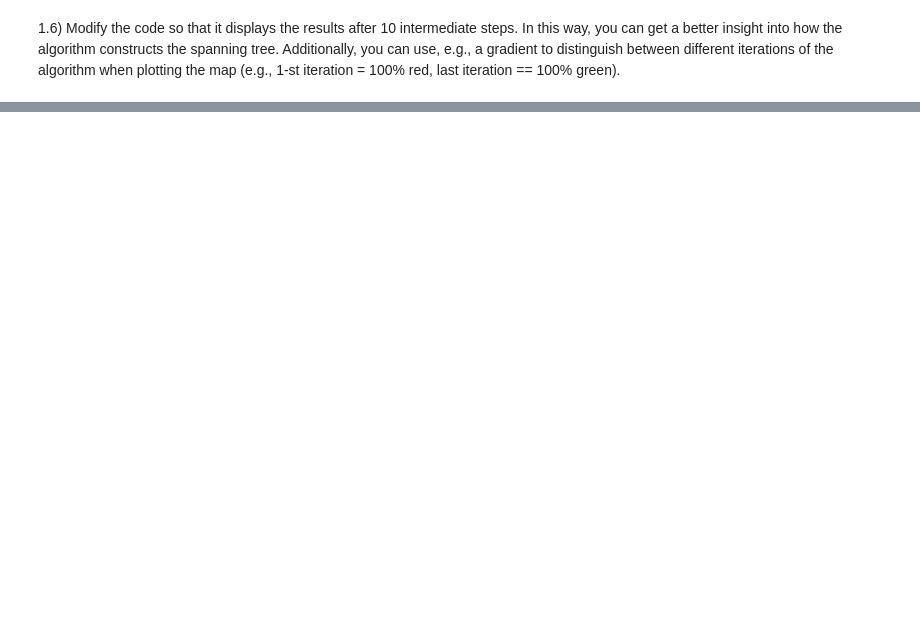
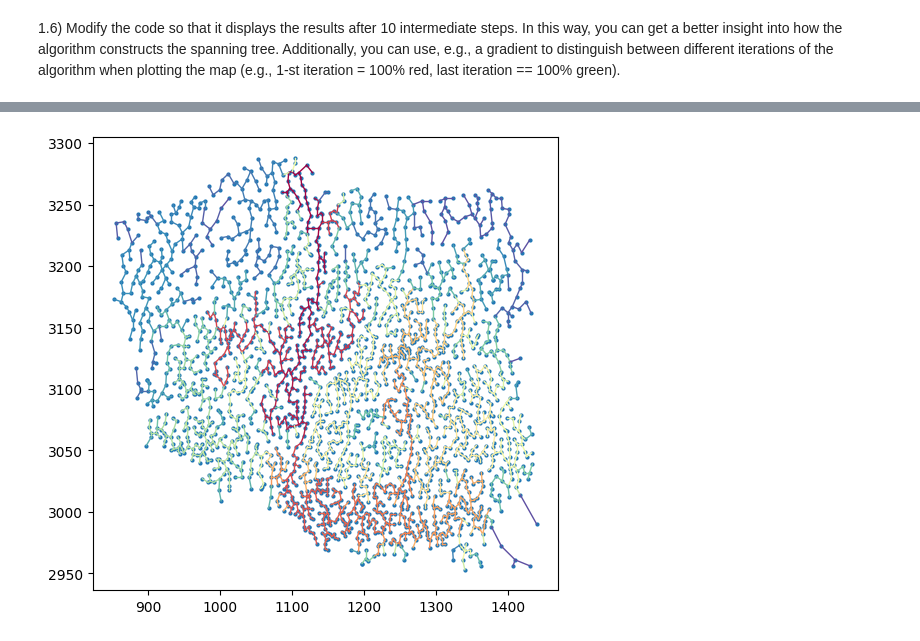
Before and after one commit to SamuelJanas/Sem5, a Jupyter notebook: Operational-Research/MSTP.ipynb, the cells around one changed output, grey strips where cells are left out. Cells and saved outputs as stored; diff of their text form; code cells hidden in the pictures; blank space fills up the shorter version.

```diff
--- a/Operational-Research/MSTP.ipynb
+++ b/Operational-Research/MSTP.ipynb
@@ -195,0 +205,4 @@ It goes from **black -> red -> orange -> yellow -> green -> blue**.
+# %%
+plotMap(cities, edges=edges, use_gradient=True)
+# %% [output]
+[figure, added]
```
Also changed, not shown: parts of 4 cells of this notebook.
